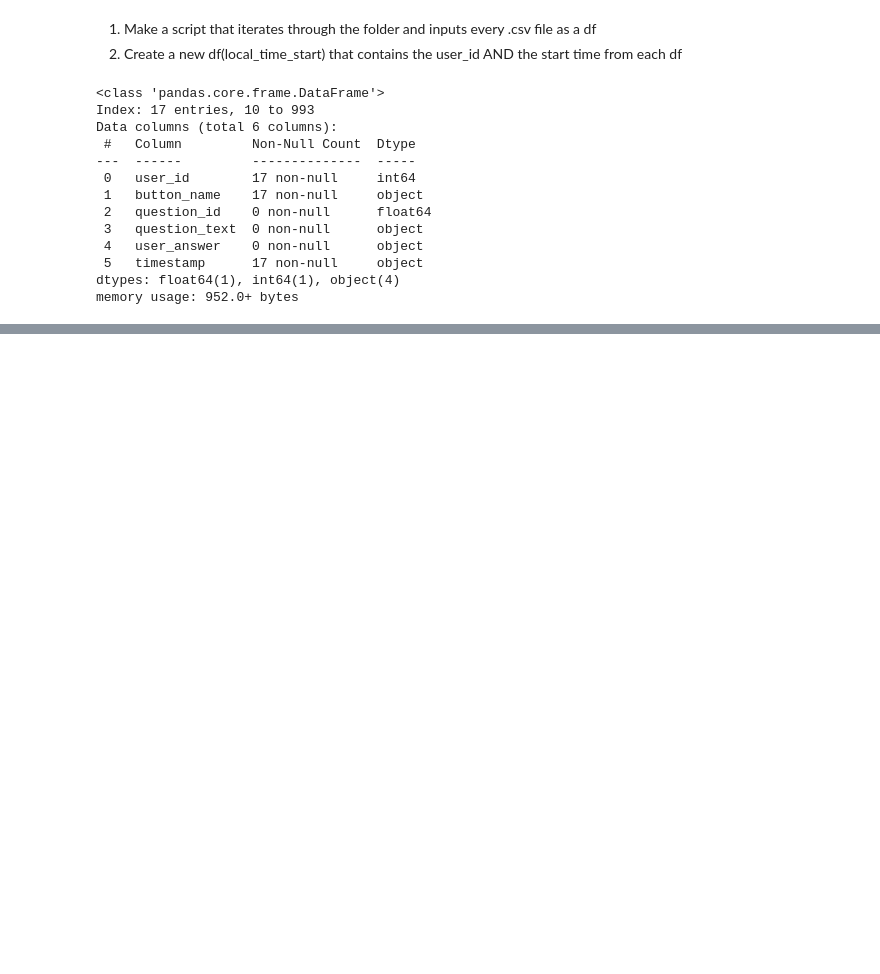
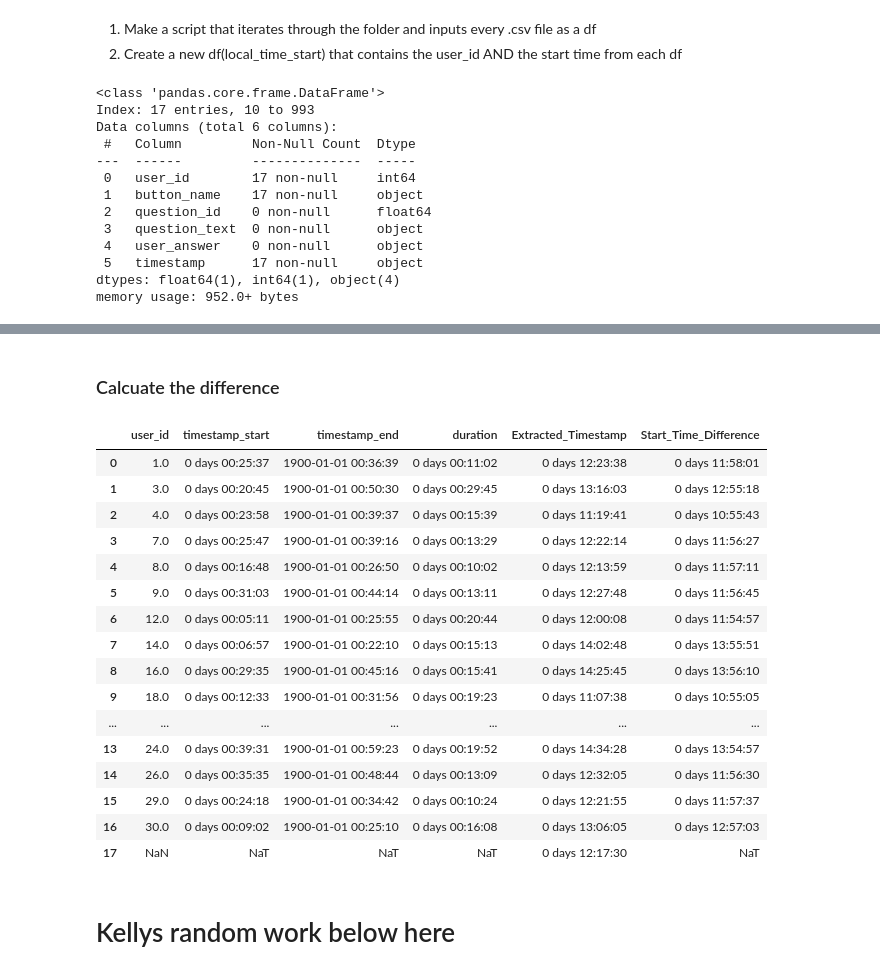
Before and after one commit to kellstsai/Gaze-Research-Python, a Jupyter notebook: User1AllGazeSQL.ipynb, the cells around one changed output, grey strips where cells are left out. Saved outputs shown, nothing was run; the diff lists cells and outputs as text; code cells hidden in the pictures; blank space fills up the shorter version.

```diff
--- a/User1AllGazeSQL.ipynb
+++ b/User1AllGazeSQL.ipynb
@@ -115,0 +215,10 @@ memory usage: 952.0+ bytes
+# %%
+# Convert the timestamps to datetime format
+machine_master_df['timestamp_start'] = pd.to_datetime(machine_master_df['timestamp_start'], format='%I:%M:%S %p')
+machine_master_df['timestamp_end'] = pd.to_datetime(machine_master_df['timestamp_end'], format='%I:%M:%S %p')
+
+# Calculate duration of time
+machine_master_df['duration'] = machine_master_df['timestamp_end'] - machine_master_df['timestamp_start']
+
+# Display the updated DataFrame
+print(machine_master_df)
@@ -115,0 +341,6 @@ memory usage: 952.0+ bytes
+# %%
+# Convert the 'Extracted_Timestamp' column to datetime format
+timestamps_df['Extracted_Timestamp'] = pd.to_datetime(timestamps_df['Extracted_Timestamp'], format='%I:%M:%S %p').dt.time
+
+# Display the updated DataFrame
+print(timestamps_df)
@@ -115,0 +371,5 @@ memory usage: 952.0+ bytes
+# %%
+# Concatenate the DataFrames
+merged_df = pd.concat([machine_master_df, timestamps_df['Extracted_Timestamp']], axis=1)
+
+merged_df
@@ -115,0 +394,40 @@ memory usage: 952.0+ bytes
+# %% [markdown]
+### Calcuate the difference
+# %%
+# Convert 'timestamp_start' to datetime
+merged_df['timestamp_start'] = pd.to_datetime(merged_df['timestamp_start'], format='%H:%M:%S')
+
+# Ensure Extracted_Timestamp is treated as a string
+merged_df['Extracted_Timestamp'] = merged_df['Extracted_Timestamp'].astype(str)
+
+# Convert 'Extracted_Timestamp' to timedelta, using only the HH:MM:SS part
+merged_df['Extracted_Timestamp'] = pd.to_timedelta(merged_df['Extracted_Timestamp'].str[:8])
+
+# Convert 'timestamp_start' to timedelta (extracting only the time)
+merged_df['timestamp_start'] = merged_df['timestamp_start'].dt.time.apply(lambda x: pd.to_timedelta(str(x)))
+
+# Create a new column that subtracts 'timestamp_start' from 'Extracted_Timestamp'
+merged_df['Start_Time_Difference'] = merged_df['Extracted_Timestamp'] - merged_df['timestamp_start']
+
+# Display the updated DataFrame
+merged_df
+# %% [output]
+|  | user_id | timestamp_start | timestamp_end | duration | Extracted_Timestamp | Start_Time_Difference |
+| 0 | 1.0 | 0 days 00:25:37 | 1900-01-01 00:36:39 | 0 days 00:11:02 | 0 days 12:23:38 | 0 days 11:58:01 |
+| 1 | 3.0 | 0 days 00:20:45 | 1900-01-01 00:50:30 | 0 days 00:29:45 | 0 days 13:16:03 | 0 days 12:55:18 |
+| 2 | 4.0 | 0 days 00:23:58 | 1900-01-01 00:39:37 | 0 days 00:15:39 | 0 days 11:19:41 | 0 days 10:55:43 |
+| 3 | 7.0 | 0 days 00:25:47 | 1900-01-01 00:39:16 | 0 days 00:13:29 | 0 days 12:22:14 | 0 days 11:56:27 |
+| 4 | 8.0 | 0 days 00:16:48 | 1900-01-01 00:26:50 | 0 days 00:10:02 | 0 days 12:13:59 | 0 days 11:57:11 |
+| 5 | 9.0 | 0 days 00:31:03 | 1900-01-01 00:44:14 | 0 days 00:13:11 | 0 days 12:27:48 | 0 days 11:56:45 |
+| 6 | 12.0 | 0 days 00:05:11 | 1900-01-01 00:25:55 | 0 days 00:20:44 | 0 days 12:00:08 | 0 days 11:54:57 |
+| 7 | 14.0 | 0 days 00:06:57 | 1900-01-01 00:22:10 | 0 days 00:15:13 | 0 days 14:02:48 | 0 days 13:55:51 |
+| 8 | 16.0 | 0 days 00:29:35 | 1900-01-01 00:45:16 | 0 days 00:15:41 | 0 days 14:25:45 | 0 days 13:56:10 |
+| 9 | 18.0 | 0 days 00:12:33 | 1900-01-01 00:31:56 | 0 days 00:19:23 | 0 days 11:07:38 | 0 days 10:55:05 |
+| ... | ... | ... | ... | ... | ... | ... |
+| 13 | 24.0 | 0 days 00:39:31 | 1900-01-01 00:59:23 | 0 days 00:19:52 | 0 days 14:34:28 | 0 days 13:54:57 |
+| 14 | 26.0 | 0 days 00:35:35 | 1900-01-01 00:48:44 | 0 days 00:13:09 | 0 days 12:32:05 | 0 days 11:56:30 |
+| 15 | 29.0 | 0 days 00:24:18 | 1900-01-01 00:34:42 | 0 days 00:10:24 | 0 days 12:21:55 | 0 days 11:57:37 |
+| 16 | 30.0 | 0 days 00:09:02 | 1900-01-01 00:25:10 | 0 days 00:16:08 | 0 days 13:06:05 | 0 days 12:57:03 |
+| 17 | NaN | NaT | NaT | NaT | 0 days 12:17:30 | NaT |
+# %% [markdown]
+# Kellys random work below here
```
Also changed, not shown: parts of 22 cells of this notebook, 2 other files.
